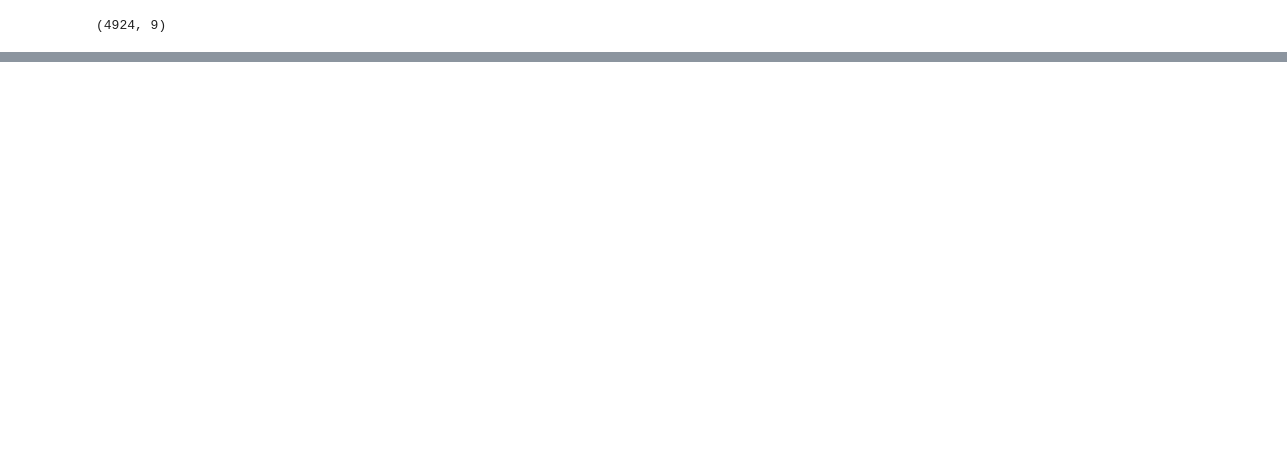
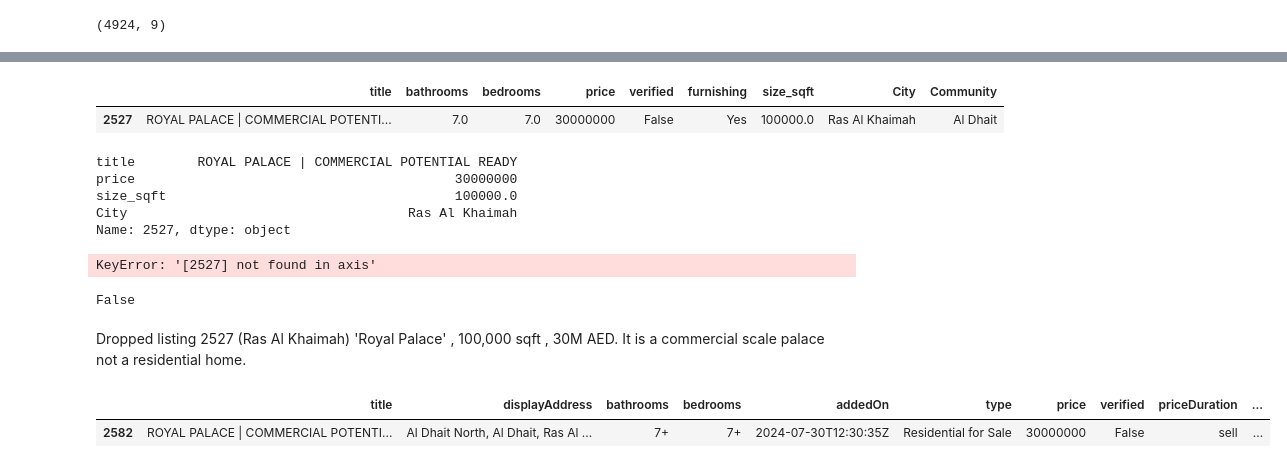
Before and after one commit to mustufah101-cmyk/Dubai-Property-Price-Estimator, a Jupyter notebook: notebook.ipynb, the cells around one changed output, grey strips where cells are left out. Drawn from its saved outputs; the diff is of its cells as text; code cells hidden in the pictures; blank space fills up the shorter version.

```diff
--- a/notebook.ipynb
+++ b/notebook.ipynb
@@ -1382,0 +1403,21 @@ df.shape
+# %%
+df[(df['City'] == 'Ras Al Khaimah') & (df['title'].str.contains('Royal Palace', case = False))]
+# %% [output]
+|  | title | bathrooms | bedrooms | price | verified | furnishing | size_sqft | City | Community |
+| 2527 | ROYAL PALACE | COMMERCIAL POTENTI... | 7.0 | 7.0 | 30000000 | False | Yes | 100000.0 | Ras Al Khaimah | Al Dhait |
+# %%
+print(df.loc[2527, ['title', 'price', 'size_sqft', 'City']])
+# %% [output]
+title        ROYAL PALACE | COMMERCIAL POTENTIAL READY
+price                                         30000000
+size_sqft                                     100000.0
+City                                    Ras Al Khaimah
+Name: 2527, dtype: object
+# %%
+df = df.drop(index=2527)
+# %% [output]
+KeyError: '[2527] not found in axis'
+# %%
+print(2527 in df.index)
+# %% [output]
+False
@@ -1382,0 +1426,7 @@ df.shape
+# %% [markdown]
+Dropped listing 2527 (Ras Al Khaimah) 'Royal Palace' , 100,000 sqft , 30M AED. It is a commercial scale palace not a residential home.
+# %%
+raw[raw['title'].str.contains('Royal Palace', case = False)]
+# %% [output]
+|  | title | displayAddress | bathrooms | bedrooms | addedOn | type | price | verified | priceDuration | ... |
+| 2582 | ROYAL PALACE | COMMERCIAL POTENTI... | Al Dhait North, Al Dhait, Ras Al ... | 7+ | 7+ | 2024-07-30T12:30:35Z | Residential for Sale | 30000000 | False | sell | ... |
```
Also changed, not shown: parts of 34 cells of this notebook.
